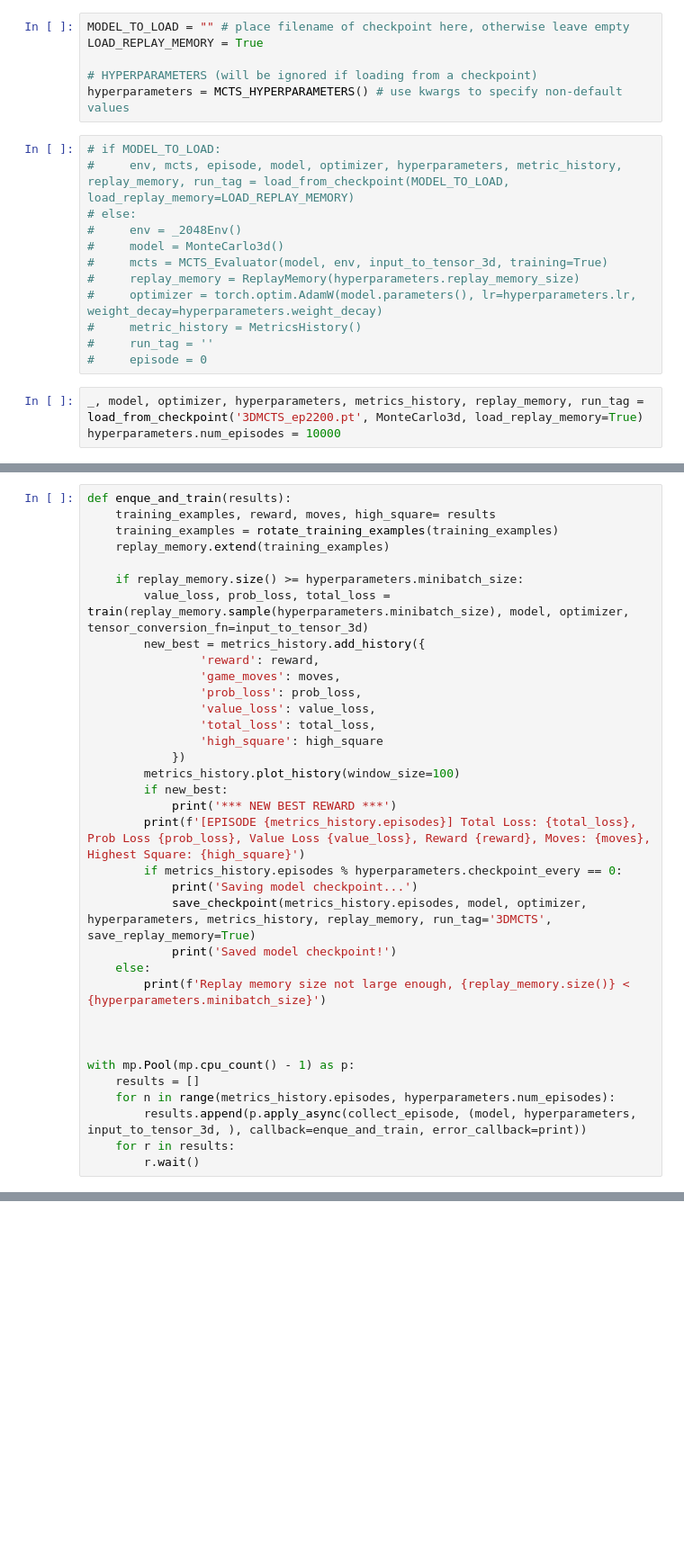
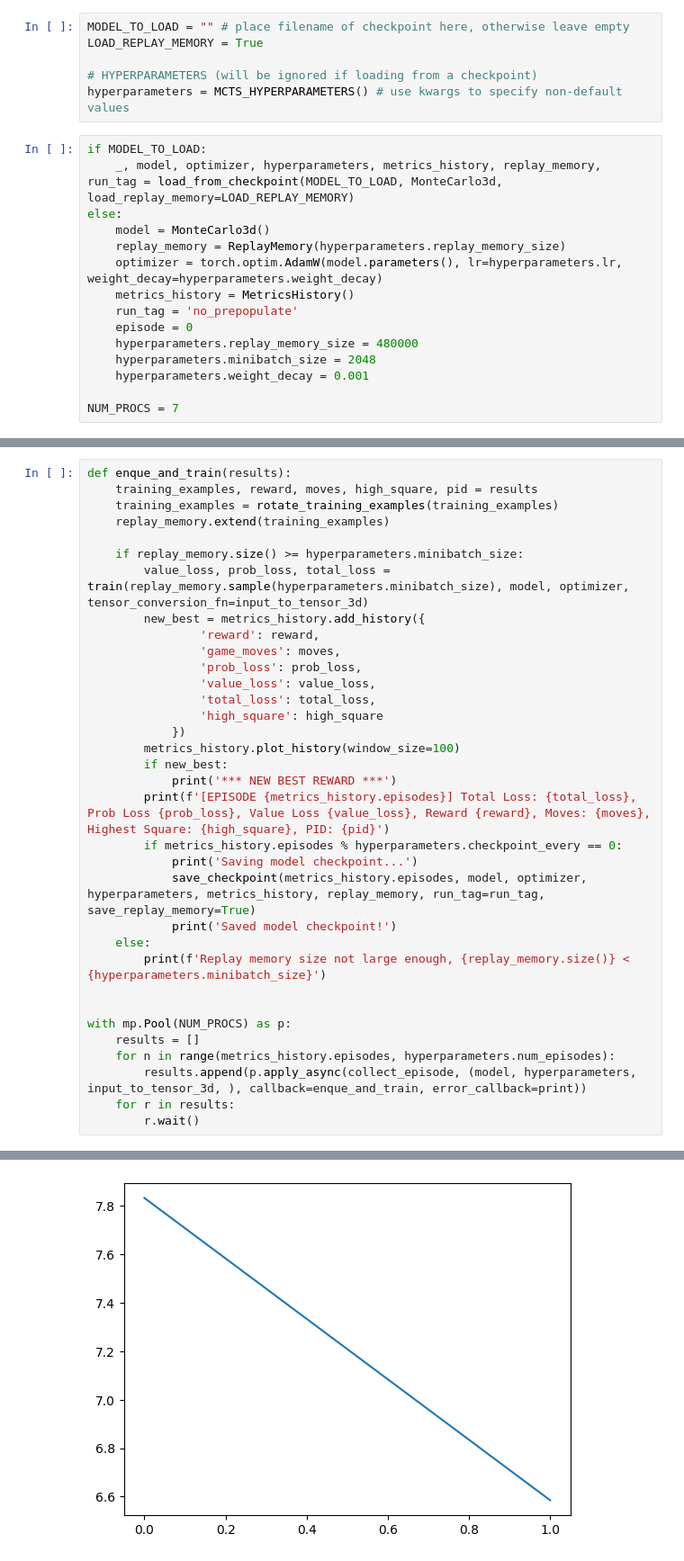
Before and after one commit to lowrollr/turbozero, a Jupyter notebook: dqn.ipynb, the cells around one changed output, grey strips where cells are left out. Shown: that part at 90% size. Saved outputs shown, nothing was run; the diff lists cells and outputs as text; blank space fills up the shorter version.

```diff
--- a/dqn.ipynb
+++ b/dqn.ipynb
@@ -15,17 +12,17 @@ LOAD_REPLAY_MEMORY = True
 # HYPERPARAMETERS (will be ignored if loading from a checkpoint)
 hyperparameters = MCTS_HYPERPARAMETERS() # use kwargs to specify non-default values
 # %%
-# if MODEL_TO_LOAD:
-#     env, mcts, episode, model, optimizer, hyperparameters, metric_history, replay_memory, run_tag = load_from_checkpoint(MODEL_TO_LOAD, load_replay_memory=LOAD_REPLAY_MEMORY)
-# else:
-#     env = _2048Env()
-#     model = MonteCarlo3d()
-#     mcts = MCTS_Evaluator(model, env, input_to_tensor_3d, training=True)
-#     replay_memory = ReplayMemory(hyperparameters.replay_memory_size)
-#     optimizer = torch.optim.AdamW(model.parameters(), lr=hyperparameters.lr, weight_decay=hyperparameters.weight_decay)
-#     metric_history = MetricsHistory()
-#     run_tag = ''
-#     episode = 0
+if MODEL_TO_LOAD:
+    _, model, optimizer, hyperparameters, metrics_history, replay_memory, run_tag = load_from_checkpoint(MODEL_TO_LOAD, MonteCarlo3d, load_replay_memory=LOAD_REPLAY_MEMORY)
+else:
+    model = MonteCarlo3d()
+    replay_memory = ReplayMemory(hyperparameters.replay_memory_size)
+    optimizer = torch.optim.AdamW(model.parameters(), lr=hyperparameters.lr, weight_decay=hyperparameters.weight_decay)
+    metrics_history = MetricsHistory()
+    run_tag = 'no_prepopulate'
+    episode = 0
+    hyperparameters.replay_memory_size = 480000
+    hyperparameters.minibatch_size = 2048
+    hyperparameters.weight_decay = 0.001
+
+NUM_PROCS = 7
-# %%
-_, model, optimizer, hyperparameters, metrics_history, replay_memory, run_tag = load_from_checkpoint('3DMCTS_ep2200.pt', MonteCarlo3d, load_replay_memory=True)
-hyperparameters.num_episodes = 10000
@@ -32,6 +33,6 @@ hyperparameters.num_episodes = 10000
 # %%
 def enque_and_train(results):
-    training_examples, reward, moves, high_square= results
+    training_examples, reward, moves, high_square, pid = results
     training_examples = rotate_training_examples(training_examples)
     replay_memory.extend(training_examples)
 
@@ -48,19 +49,19 @@ def enque_and_train(results):
         metrics_history.plot_history(window_size=100)
         if new_best:
             print('*** NEW BEST REWARD ***')
-        print(f'[EPISODE {metrics_history.episodes}] Total Loss: {total_loss}, Prob Loss {prob_loss}, Value Loss {value_loss}, Reward {reward}, Moves: {moves}, Highest Square: {high_square}')
+        print(f'[EPISODE {metrics_history.episodes}] Total Loss: {total_loss}, Prob Loss {prob_loss}, Value Loss {value_loss}, Reward {reward}, Moves: {moves}, Highest Square: {high_square}, PID: {pid}')
         if metrics_history.episodes % hyperparameters.checkpoint_every == 0:
             print('Saving model checkpoint...')
-            save_checkpoint(metrics_history.episodes, model, optimizer, hyperparameters, metrics_history, replay_memory, run_tag='3DMCTS', save_replay_memory=True)
+            save_checkpoint(metrics_history.episodes, model, optimizer, hyperparameters, metrics_history, replay_memory, run_tag=run_tag, save_replay_memory=True)
             print('Saved model checkpoint!')
     else:
         print(f'Replay memory size not large enough, {replay_memory.size()} < {hyperparameters.minibatch_size}')
 
 
-
-with mp.Pool(mp.cpu_count() - 1) as p:
+with mp.Pool(NUM_PROCS) as p:
     results = []
     for n in range(metrics_history.episodes, hyperparameters.num_episodes):
         results.append(p.apply_async(collect_episode, (model, hyperparameters, input_to_tensor_3d, ), callback=enque_and_train, error_callback=print))
     for r in results:
         r.wait()
+# %% [output]
@@ -66,0 +86 @@ with mp.Pool(mp.cpu_count() - 1) as p:
+[figure, added]
```
Also changed, not shown: parts of 7 cells of this notebook.
